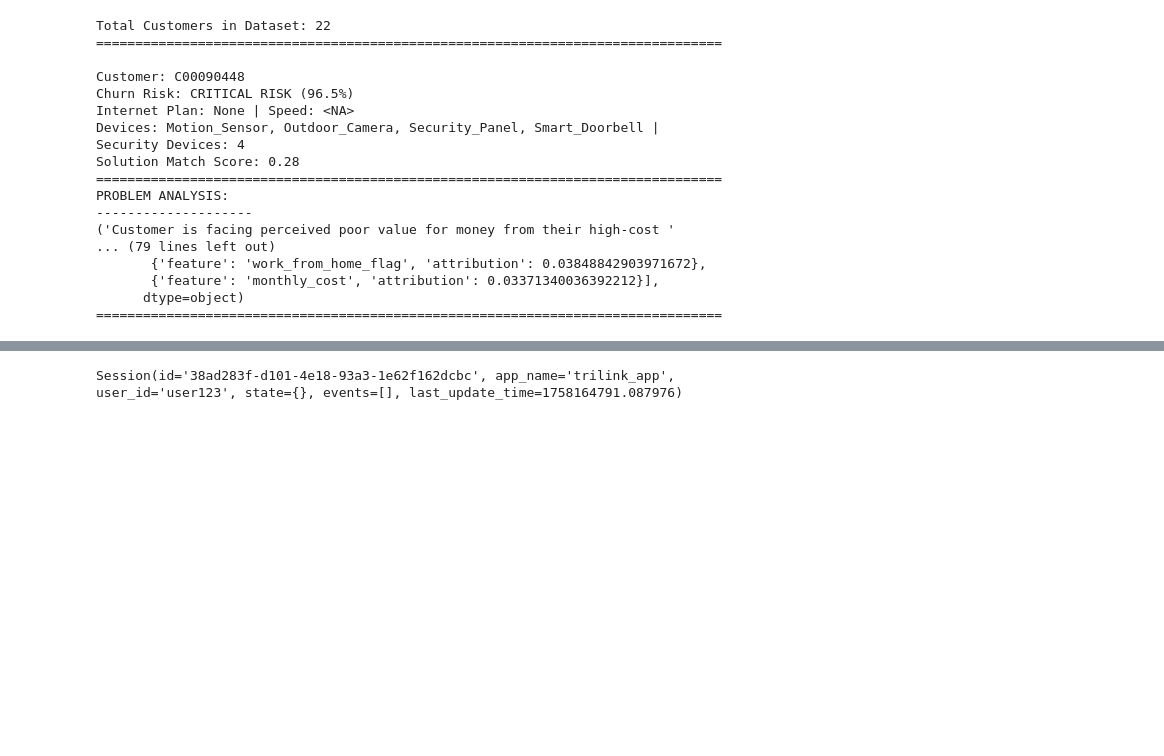
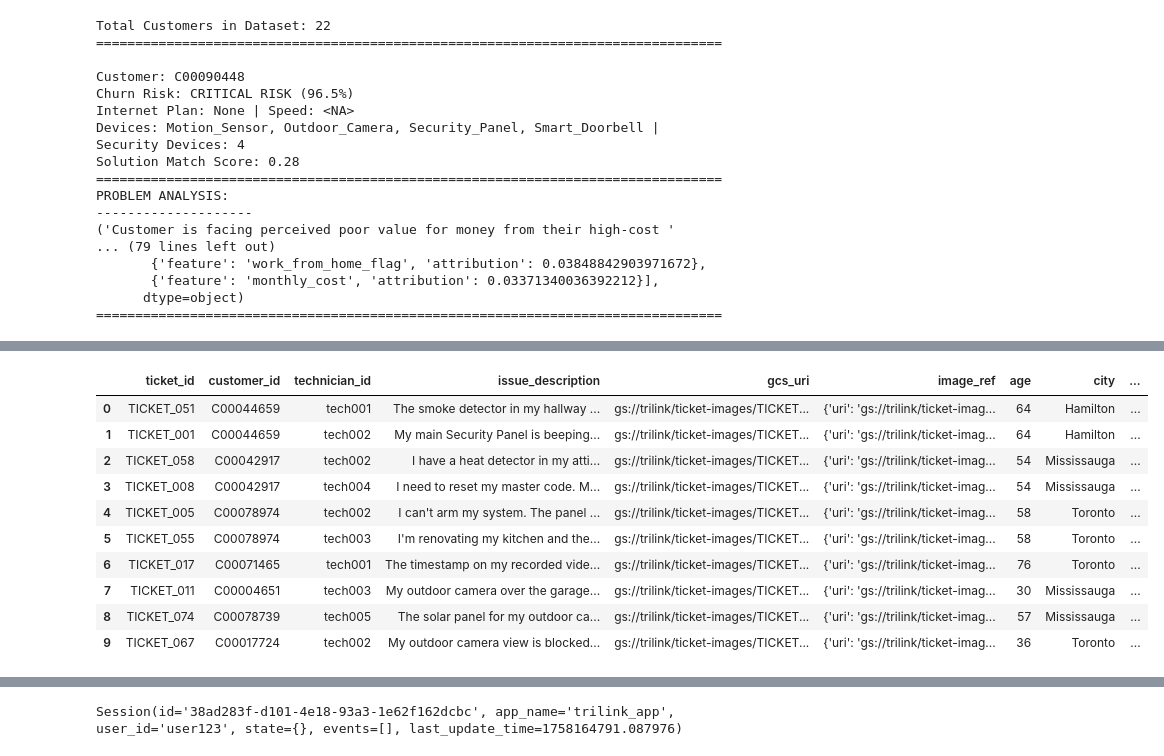
Before and after one commit to hazardscarn/TriLink, a Jupyter notebook: notebooks/bigquery_actions.ipynb, the cells around one changed output, grey strips where cells are left out. Drawn from its saved outputs; the diff is of its cells as text; code cells hidden in the pictures; blank space fills up the shorter version.

```diff
--- a/notebooks/bigquery_actions.ipynb
+++ b/notebooks/bigquery_actions.ipynb
@@ -1417,0 +1476,24 @@ PROBLEM ANALYSIS:
+# %%
+%%bigquery
+CREATE OR REPLACE TABLE `trilink-472019.database.active_customer_tickets_mm` AS
+SELECT
+  a.*,
+  OBJ.FETCH_METADATA(OBJ.MAKE_REF(gcs_uri, 'us.vertex-ai-connection')) as image_ref,
+  b.age,b.city,b.life_stage,b.home_type,b.work_from_home_flag,b.family_size,b.home_ownership,b.postal_code
+FROM `trilink-472019.database.active_customer_tickets` a
+left join `trilink-472019.database.customer_df` b
+on a.customer_id=b.customer_id;
+
+select * from `trilink-472019.database.active_customer_tickets_mm` limit 10;
+# %% [output]
+|  | ticket_id | customer_id | technician_id | issue_description | gcs_uri | image_ref | age | city | ... |
+| 0 | TICKET_051 | C00044659 | tech001 | The smoke detector in my hallway ... | gs://trilink/ticket-images/TICKET... | {'uri': 'gs://trilink/ticket-imag... | 64 | Hamilton | ... |
+| 1 | TICKET_001 | C00044659 | tech002 | My main Security Panel is beeping... | gs://trilink/ticket-images/TICKET... | {'uri': 'gs://trilink/ticket-imag... | 64 | Hamilton | ... |
+| 2 | TICKET_058 | C00042917 | tech002 | I have a heat detector in my atti... | gs://trilink/ticket-images/TICKET... | {'uri': 'gs://trilink/ticket-imag... | 54 | Mississauga | ... |
+| 3 | TICKET_008 | C00042917 | tech004 | I need to reset my master code. M... | gs://trilink/ticket-images/TICKET... | {'uri': 'gs://trilink/ticket-imag... | 54 | Mississauga | ... |
+| 4 | TICKET_005 | C00078974 | tech002 | I can't arm my system. The panel ... | gs://trilink/ticket-images/TICKET... | {'uri': 'gs://trilink/ticket-imag... | 58 | Toronto | ... |
+| 5 | TICKET_055 | C00078974 | tech003 | I'm renovating my kitchen and the... | gs://trilink/ticket-images/TICKET... | {'uri': 'gs://trilink/ticket-imag... | 58 | Toronto | ... |
+| 6 | TICKET_017 | C00071465 | tech001 | The timestamp on my recorded vide... | gs://trilink/ticket-images/TICKET... | {'uri': 'gs://trilink/ticket-imag... | 76 | Toronto | ... |
+| 7 | TICKET_011 | C00004651 | tech003 | My outdoor camera over the garage... | gs://trilink/ticket-images/TICKET... | {'uri': 'gs://trilink/ticket-imag... | 30 | Mississauga | ... |
+| 8 | TICKET_074 | C00078739 | tech005 | The solar panel for my outdoor ca... | gs://trilink/ticket-images/TICKET... | {'uri': 'gs://trilink/ticket-imag... | 57 | Mississauga | ... |
+| 9 | TICKET_067 | C00017724 | tech002 | My outdoor camera view is blocked... | gs://trilink/ticket-images/TICKET... | {'uri': 'gs://trilink/ticket-imag... | 36 | Toronto | ... |
```
Also changed, not shown: parts of 30 cells of this notebook, 8 other files.
